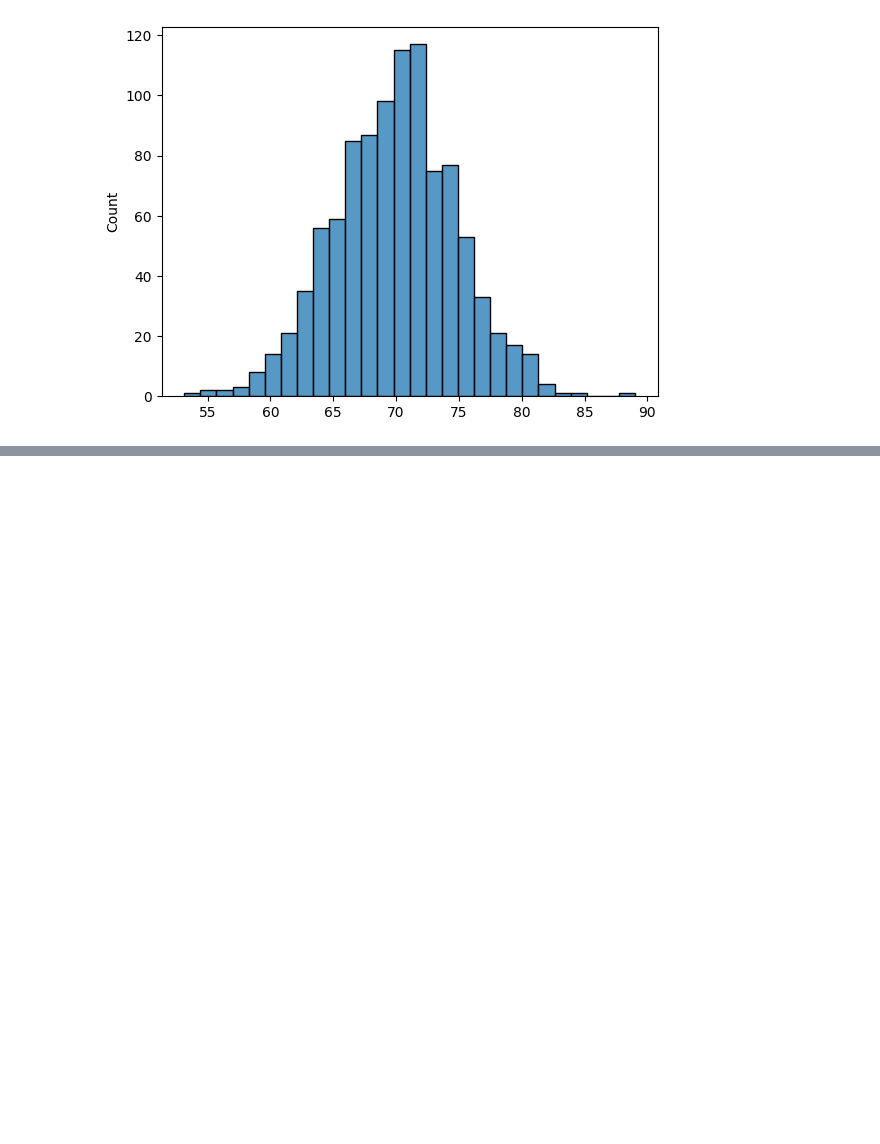
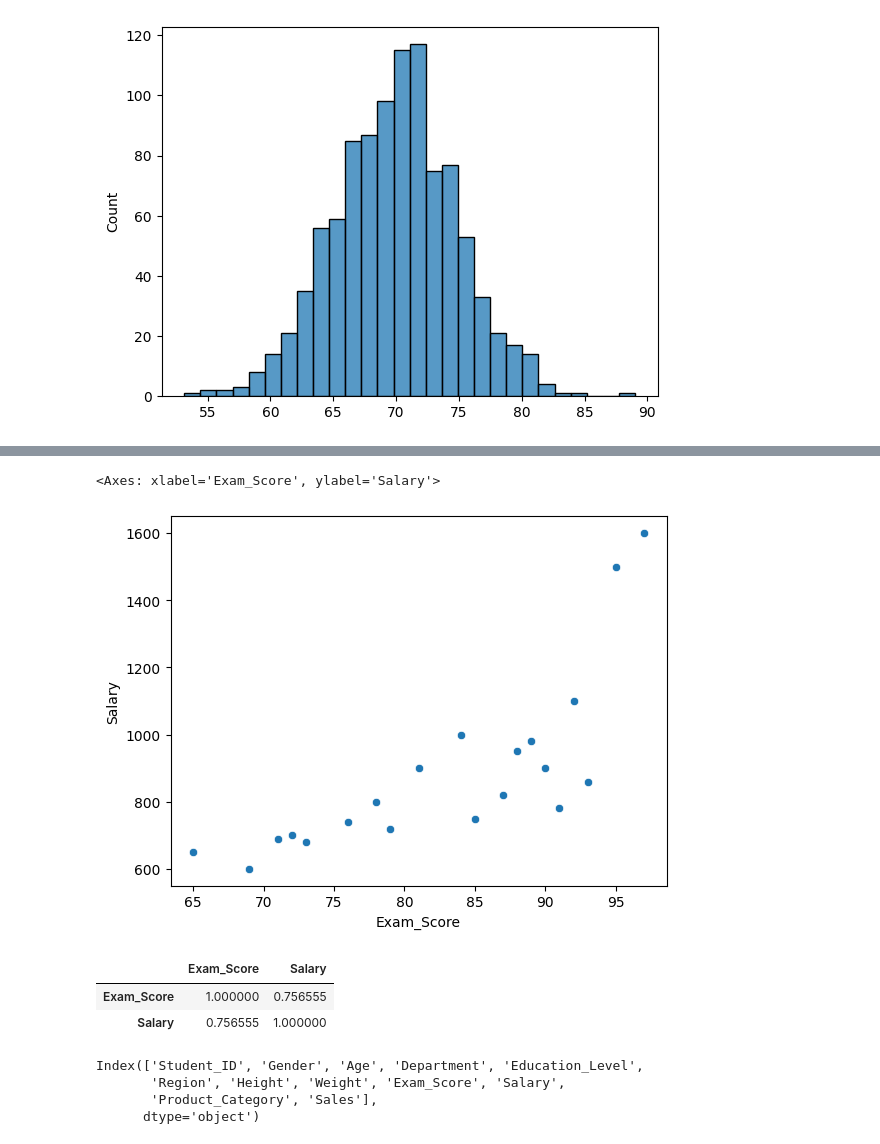
Before and after one commit to Ayan282/colab, a Jupyter notebook: statistika4.ipynb, the cells around one changed output, grey strips where cells are left out. Saved outputs shown, nothing was run; the diff lists cells and outputs as text; code cells hidden in the pictures; blank space fills up the shorter version.

```diff
--- a/statistika4.ipynb
+++ b/statistika4.ipynb
@@ -184,0 +211,19 @@ sns.histplot(x=sim_data)
+# %%
+sns.scatterplot(x="Exam_Score",y="Salary",data=df)
+# %% [output]
+<Axes: xlabel='Exam_Score', ylabel='Salary'>
+[figure, added]
+# %%
+corr=df[['Exam_Score','Salary']].corr()
+corr
+# %% [output]
+|  | Exam_Score | Salary |
+| Exam_Score | 1.000000 | 0.756555 |
+| Salary | 0.756555 | 1.000000 |
+# %%
+df.columns
+# %% [output]
+Index(['Student_ID', 'Gender', 'Age', 'Department', 'Education_Level',
+       'Region', 'Height', 'Weight', 'Exam_Score', 'Salary',
+       'Product_Category', 'Sales'],
+      dtype='object')
```
Also changed, not shown: parts of 8 cells of this notebook.
